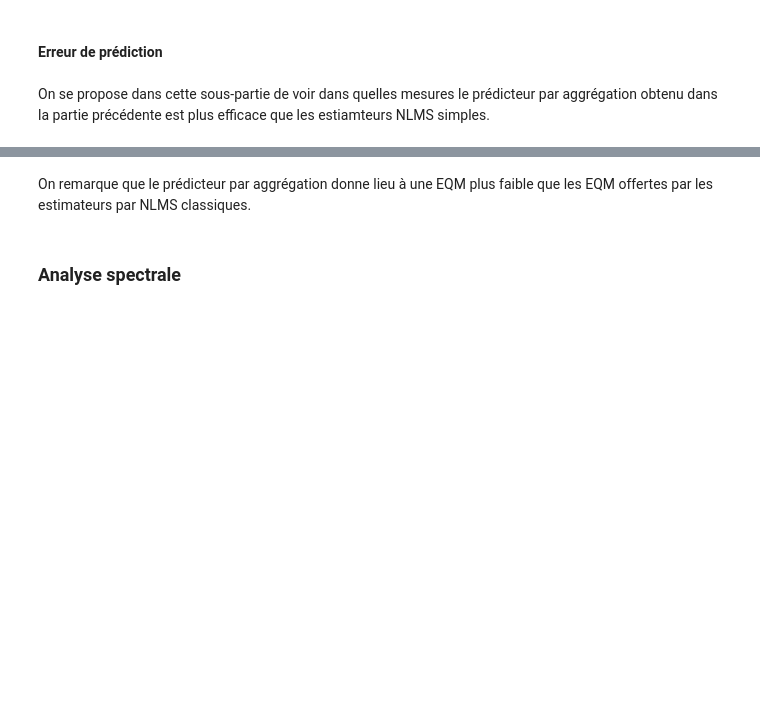
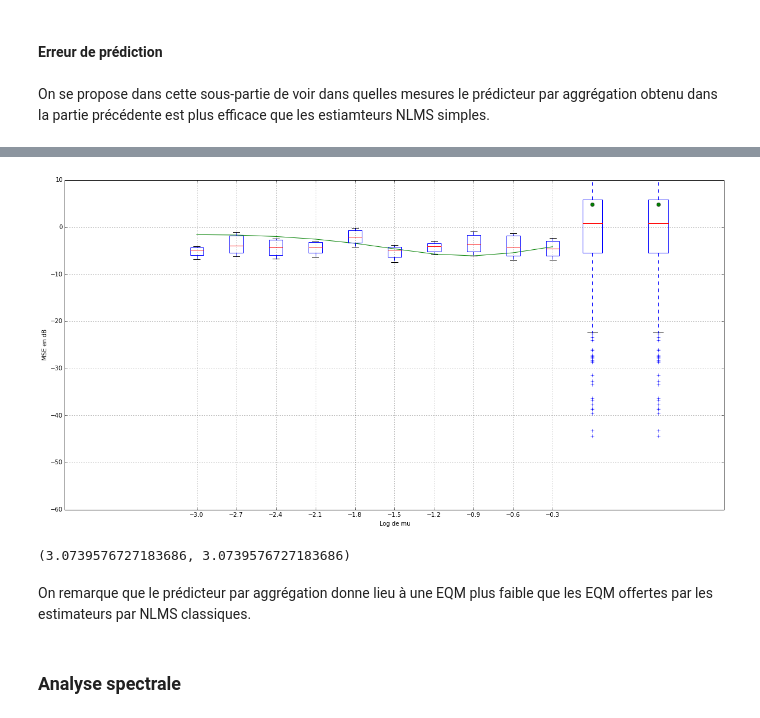
Before and after one commit to jngod2011/TVAR_Prediction, a Jupyter notebook: notebooks/TVAR_d.ipynb, the cells around one changed output, grey strips where cells are left out. Cells and saved outputs as stored; diff of their text form; code cells hidden in the pictures; blank space fills up the shorter version.

```diff
--- a/notebooks/TVAR_d.ipynb
+++ b/notebooks/TVAR_d.ipynb
@@ -275,28 +278,31 @@ plt.show()
 # %%
-pred, alpha = aggregation(X, estimations, T, 0.001, 1)
-pred2, alpha2 = aggregation(X, estimations, T, 0.001, 2)
+pred1, alpha = aggregation(X, estimations, T, 20, 1)
+pred2, alpha2 = aggregation(X, estimations, T, 20, 2)
 
 
-MSE_pred = (X[T/2:] - pred[T/2:])**2
-MISE_pred = np.mean(MSE_pred)
-MSE_pred2 = (X[T/2:] - pred2[T/2:])**2
-MISE_pred2 = np.mean(MSE_pred2)
+err_pred1 = (X[T/2:] - pred1[T/2:])**2
+MISE_pred1 = np.mean(err_pred1)
+err_pred2 = (X[T/2:] - pred2[T/2:])**2
+MISE_pred2 = np.mean(err_pred2)
 
 plt.figure(figsize=(20,10))
 plt.plot(log_mu, 10*np.log10(MISE), 'g')
-plt.boxplot(10*np.log10(MSE_pred2), positions = [0.5])
-plt.boxplot(10*np.log10(MSE_pred), positions = [0])
-plt.boxplot(10*np.log10(MSE).T, positions = log_mu, widths = 0.1 * np.ones(N))
-plt.plot(0, 10*np.log10(MISE_pred), 'og')
+plt.boxplot(10*np.log10(err_pred2), positions = [0.5])
+plt.boxplot(10*np.log10(err_pred1), positions = [0])
+plt.boxplot(10*np.log10(err_estim).T, positions = log_mu, widths = 0.1 * np.ones(N))
+plt.plot(0, 10*np.log10(MISE_pred1), 'og')
 plt.plot(0.5, 10*np.log10(MISE_pred2), 'og')
 plt.xlabel("Log de mu")
 plt.ylabel("MSE en dB")
 plt.xlim([np.min(log_mu)-0.5,1])
 plt.grid(True)
 plt.axis((-4,1,-60,10))
 plt.show()
 
-print(MISE_pred,MISE_pred2)
+print(MISE_pred1,MISE_pred2)
+# %% [output]
+[figure, added]
+(3.0739576727183686, 3.0739576727183686)
 # %% [markdown]
 On remarque que le prédicteur par aggrégation donne lieu à une EQM plus faible que les EQM offertes par les estimateurs par NLMS classiques.
 # %% [markdown]
```
Also changed, not shown: parts of 9 cells of this notebook.
